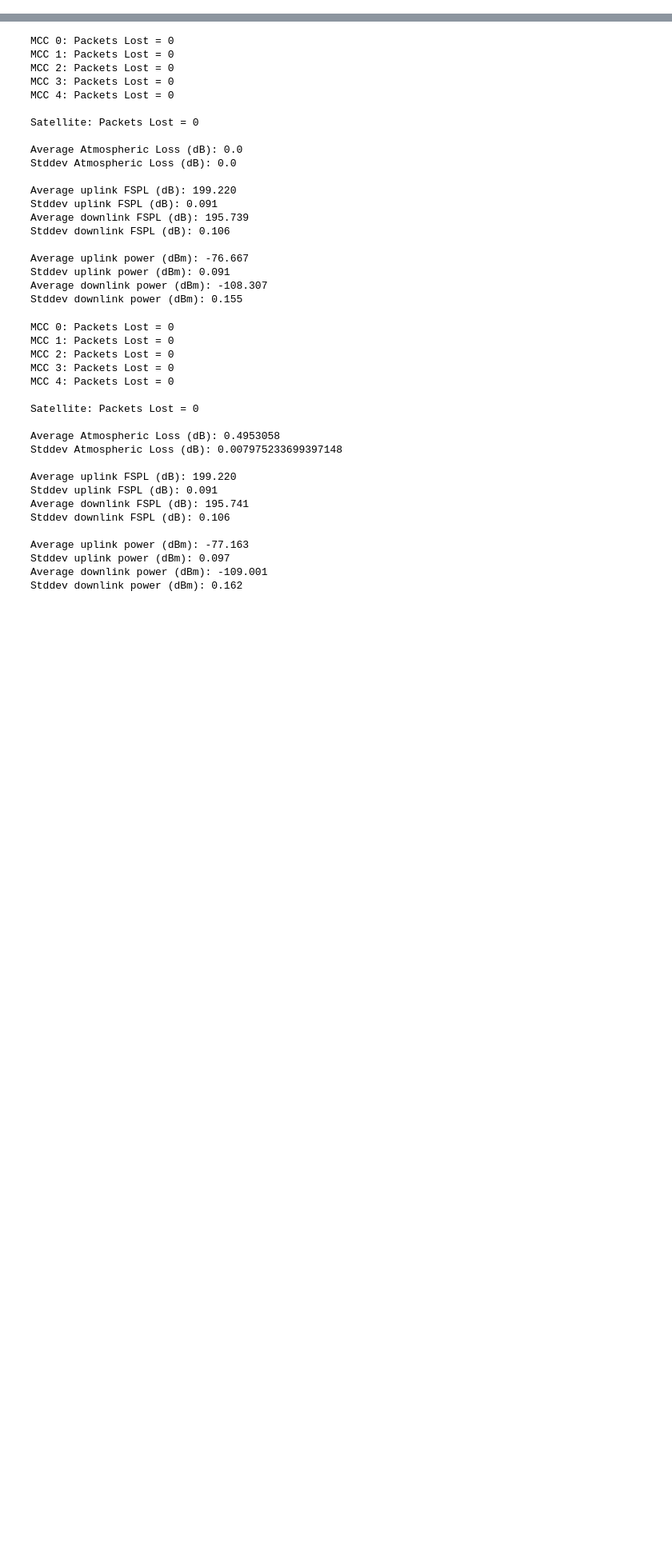
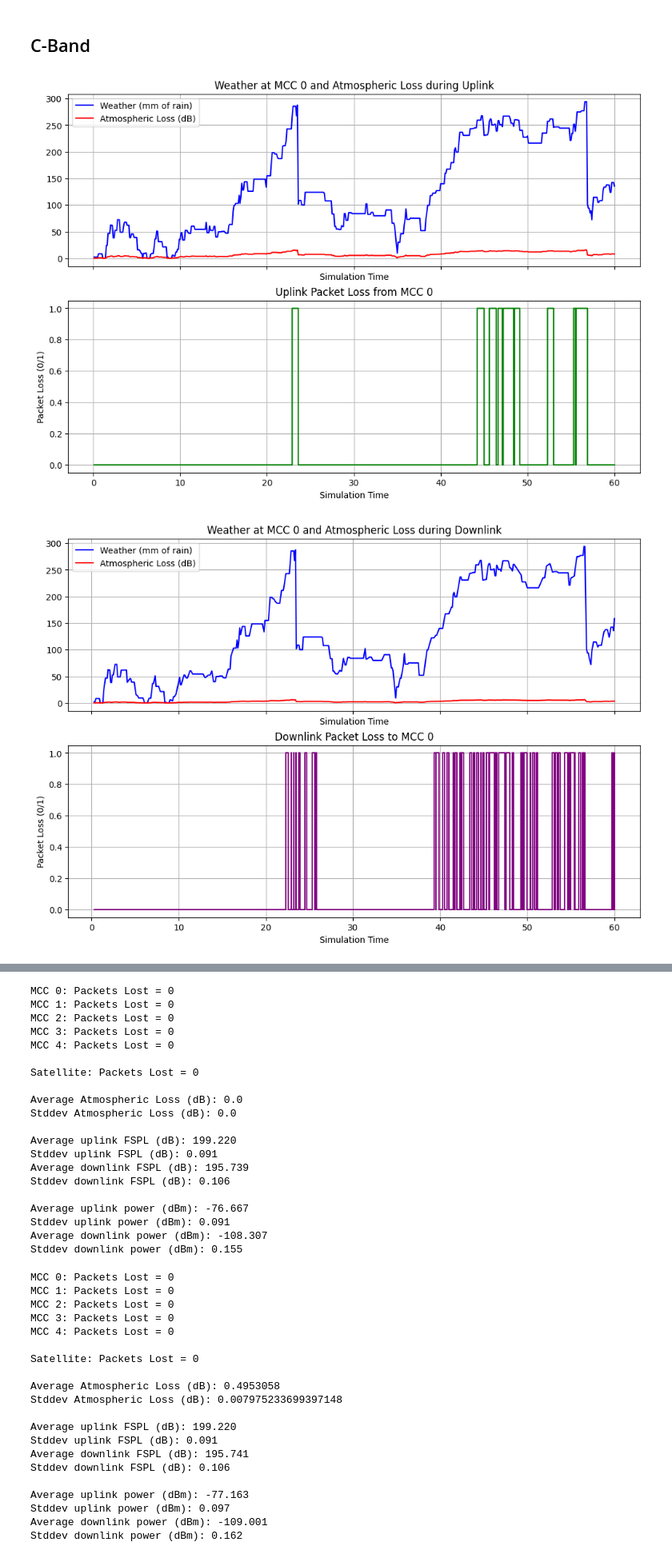
Before and after one commit to hugoalfedoputra-ub/fss-sat, a Jupyter notebook: simulations/ta_data_proc.ipynb, the cells around one changed output, grey strips where cells are left out. Shown at 80% size. Drawn from its saved outputs; the diff is of its cells as text; code cells hidden in the pictures; blank space fills up the shorter version.

```diff
--- a/simulations/ta_data_proc.ipynb
+++ b/simulations/ta_data_proc.ipynb
@@ -57,0 +151,7 @@ def read_files(freq_band):
+# %% [markdown]
+## C-Band
+# %%
+read_and_plot_files("C-Band-Variable")
+# %% [output]
+[figure, added]
+[figure, added]
```
Also changed, not shown: parts of 9 cells of this notebook, 28 other files.
